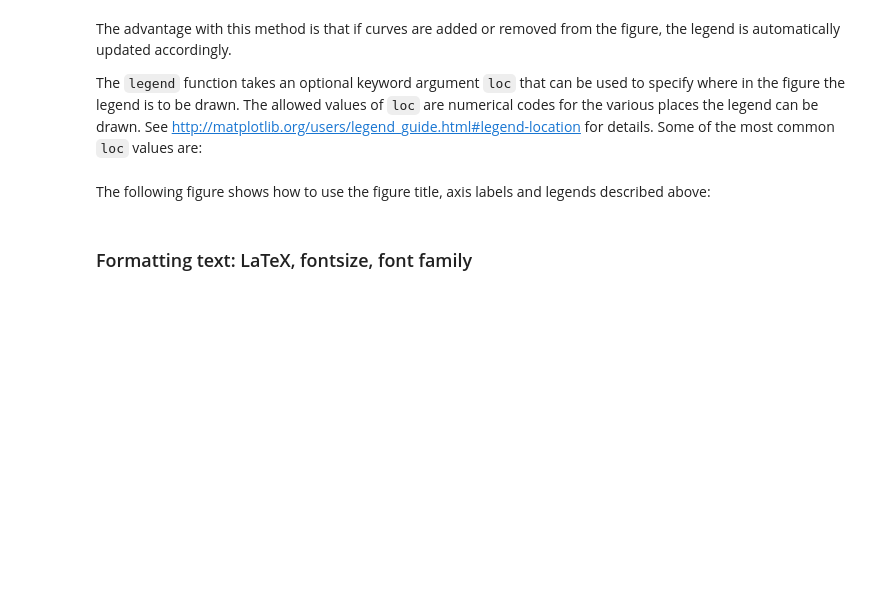
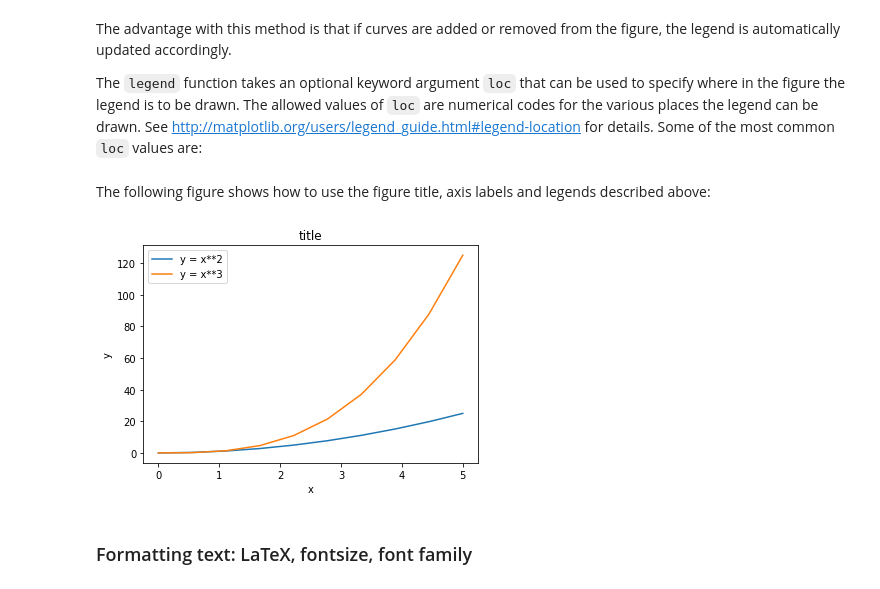
Before and after one commit to tp5uiuc/soft_systems_course, a Jupyter notebook: lectures/02_scicomp/code/13_matplotlib_library.ipynb, the cells around one changed output. Drawn from its saved outputs; the diff is of its cells as text; code cells hidden in the pictures; blank space fills up the shorter version.

```diff
--- a/lectures/02_scicomp/code/13_matplotlib_library.ipynb
+++ b/lectures/02_scicomp/code/13_matplotlib_library.ipynb
@@ -209,12 +229,14 @@ The following figure shows how to use the figure title, axis labels and legends
 # %%
 fig, ax = plt.subplots()
 
 ax.plot(x, x**2, label="y = x**2")
 ax.plot(x, x**3, label="y = x**3")
-ax.legend(loc=2); # upper left corner
+ax.legend(); # upper left corner
 ax.set_xlabel('x')
 ax.set_ylabel('y')
 ax.set_title('title');
+# %% [output]
+[figure, added]
 # %% [markdown]
 ### Formatting text: LaTeX, fontsize, font family
 # %% [markdown]
```
Also changed, not shown: parts of 24 cells of this notebook, 4 other files.
